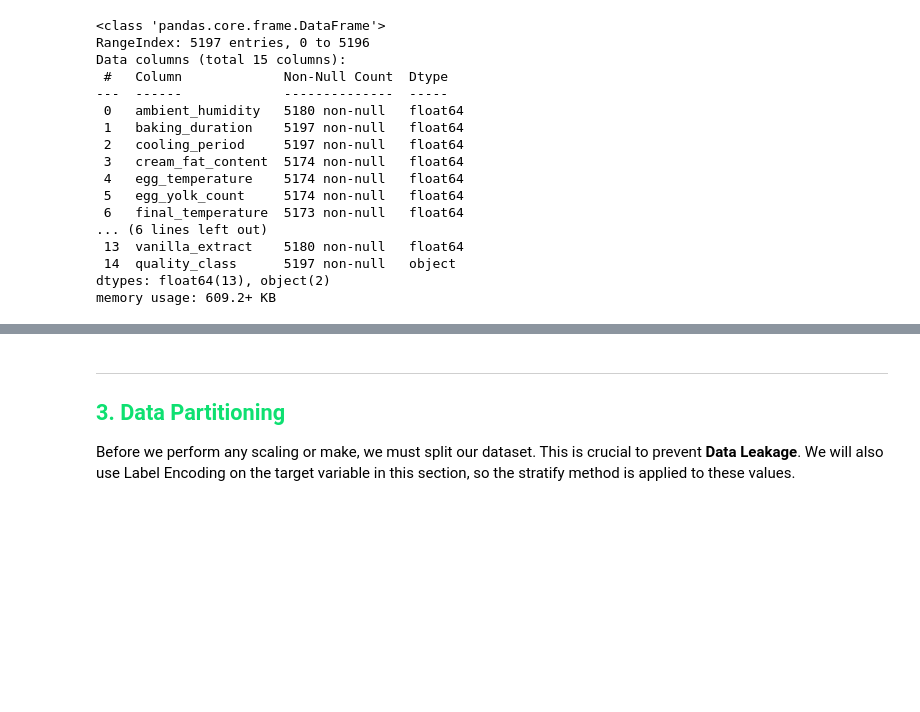
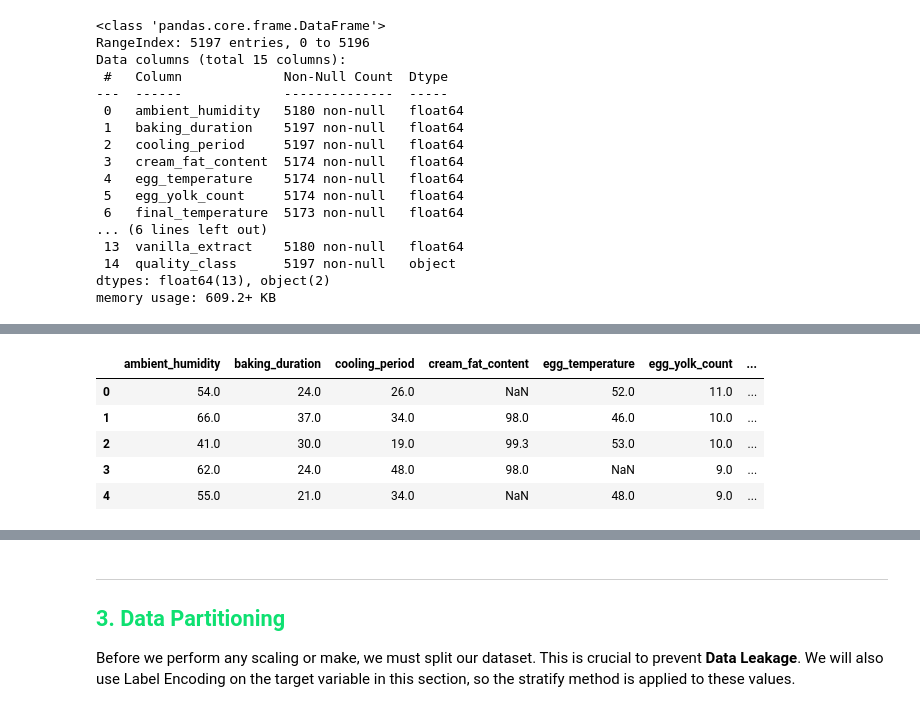
Before and after one commit to gugaffranco/MachineLearning1G08, a Jupyter notebook: ML08_NB2_PREPROCESSING.ipynb, the cells around one changed output, grey strips where cells are left out. Drawn from its saved outputs; the diff is of its cells as text; code cells hidden in the pictures; blank space fills up the shorter version.

```diff
--- a/ML08_NB2_PREPROCESSING.ipynb
+++ b/ML08_NB2_PREPROCESSING.ipynb
@@ -138,8 +143,8 @@ memory usage: 609.2+ KB
 # %%
 # Setting these values to NaN instead of removing the rows, to avoid losing too much data
 
-# Sugar content cannot exceed 100g per 100g
-learn_data_preproc.loc[learn_data_preproc['sugar_content'] > 100, 'sugar_content'] = np.nan
+# Sugar content cannot exceed 75g per 100g
+learn_data_preproc.loc[learn_data_preproc['sugar_content'] > 75, 'sugar_content'] = np.nan
 
 # Fat percentage cannot exceed 100%
 learn_data_preproc.loc[learn_data_preproc['cream_fat_content'] > 100, 'cream_fat_content'] = np.nan
@@ -147,9 +152,9 @@ learn_data_preproc.loc[learn_data_preproc['cream_fat_content'] > 100, 'cream_fat
 # Salt > 100g per kg is inedible
 learn_data_preproc.loc[learn_data_preproc['salt_ratio'] > 100, 'salt_ratio'] = np.nan
 
-# Eggs cook at ~65C. 170C or 575C is impossible for raw egg addition
+# Eggs cook at ~65C. 170ºC or 575ºC, for example, is impossible for raw egg addition
 learn_data_preproc.loc[learn_data_preproc['egg_temperature'] > 100, 'egg_temperature'] = np.nan
 
-# Oven/Final temp > 500C is likely an error
-learn_data_preproc.loc[learn_data_preproc['final_temperature'] > 500, 'final_temperature'] = np.nan
-learn_data_preproc.loc[learn_data_preproc['oven_temperature'] > 500, 'oven_temperature'] = np.nan
+# Oven/Final temp > 500ºC is likely an error (or a mistake using ºF instead of ºC)
+learn_data_preproc.loc[learn_data_preproc['final_temperature'] > 400, 'final_temperature'] = np.nan
+learn_data_preproc.loc[learn_data_preproc['oven_temperature'] > 400, 'oven_temperature'] = np.nan
@@ -155,0 +183,9 @@ learn_data_preproc.loc[learn_data_preproc['oven_temperature'] > 500, 'oven_tempe
+# %%
+learn_data_preproc.head()
+# %% [output]
+|  | ambient_humidity | baking_duration | cooling_period | cream_fat_content | egg_temperature | egg_yolk_count | ... |
+| 0 | 54.0 | 24.0 | 26.0 | NaN | 52.0 | 11.0 | ... |
+| 1 | 66.0 | 37.0 | 34.0 | 98.0 | 46.0 | 10.0 | ... |
+| 2 | 41.0 | 30.0 | 19.0 | 99.3 | 53.0 | 10.0 | ... |
+| 3 | 62.0 | 24.0 | 48.0 | 98.0 | NaN | 9.0 | ... |
+| 4 | 55.0 | 21.0 | 34.0 | NaN | 48.0 | 9.0 | ... |
```
Also changed, not shown: parts of 26 cells of this notebook, 1 other file.
